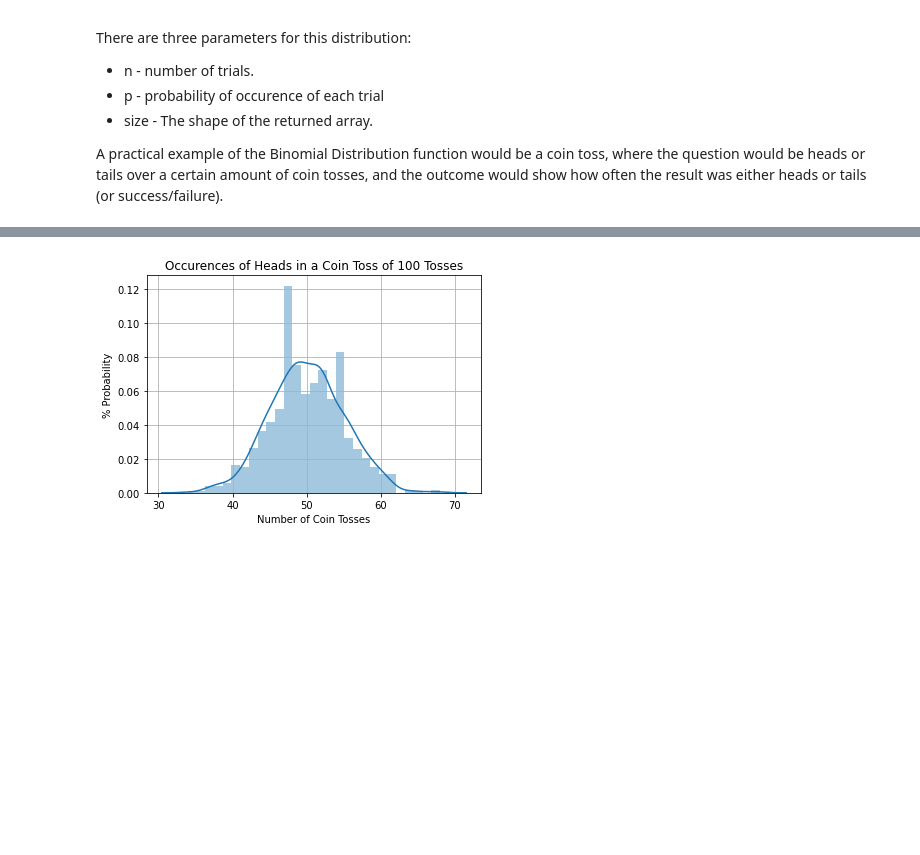
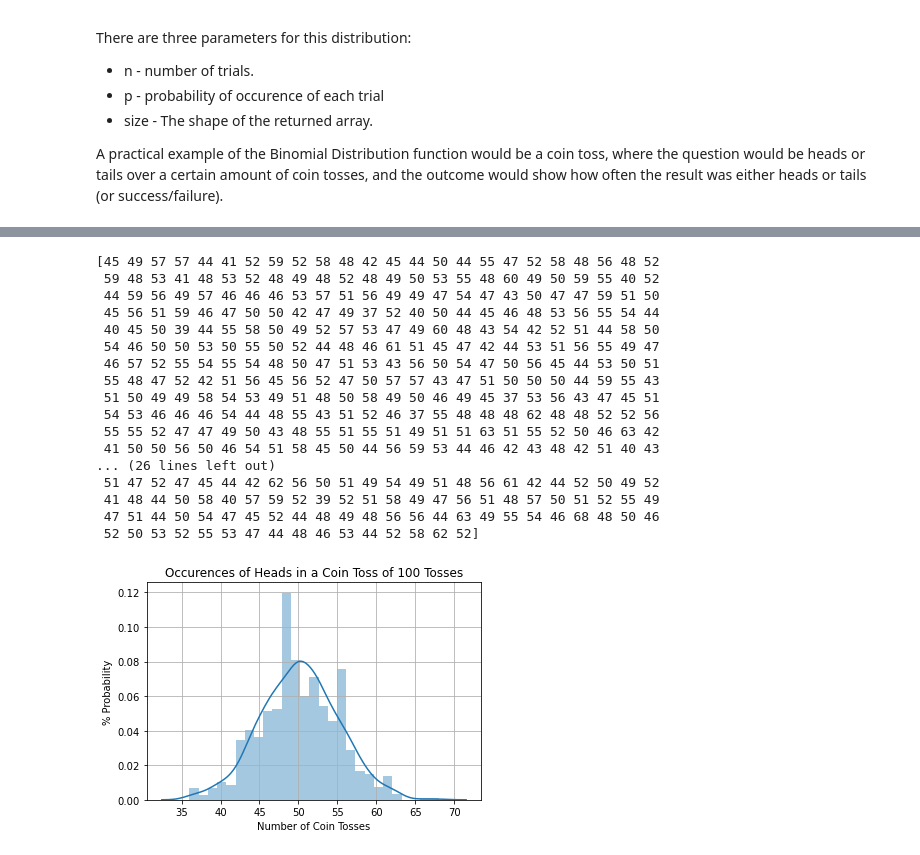
Before and after one commit to KeelyC0d3s/FundieDataAnalysisHW, a Jupyter notebook: FundieDataAnalysisHW.ipynb, the cells around one changed output, grey strips where cells are left out. Drawn from its saved outputs; the diff is of its cells as text; code cells hidden in the pictures; blank space fills up the shorter version.

```diff
--- a/FundieDataAnalysisHW.ipynb
+++ b/FundieDataAnalysisHW.ipynb
@@ -149,27 +147,45 @@ array([53])
 # %%
-#use numpy and scipy.stats to analyse coin toss
+#use numpy to analyse coin toss
 import numpy as np
-import scipy.stats as ss
 
 #Typical coin has a head and a tail, so there's a 50% chance of getting each in a coin toss
 #Let's say the probability of heads is 0.5 and for tails is 0.5
 
 np.random.binomial(1, 0.5, 1) #array for one coin toss
                               #assigning 1 for heads and 0 for tails
 
 #Now let's see how many heads we get when we flip the coin 100 times
 
 np.random.binomial(100, 0.5, 1)
 
 import matplotlib.pyplot as plt
 import seaborn as sns
 
-sns.distplot(np.random.binomial(100, 0.5, 1000))#100 coin tosses, 0.5 probability for heads, repeated 1000 times
+results = np.random.binomial(100, 0.5, 1000)
+print(results)
+sns.distplot(results)#100 coin tosses, 0.5 probability for heads, repeated 1000 times
 
 plt.ylabel("% Probability")
 plt.title("Occurences of Heads in a Coin Toss of 100 Tosses")
 plt.xlabel('Number of Coin Tosses')
 plt.grid(True)
 plt.show()
 # %% [output]
+[45 49 57 57 44 41 52 59 52 58 48 42 45 44 50 44 55 47 52 58 48 56 48 52
+ 59 48 53 41 48 53 52 48 49 48 52 48 49 50 53 55 48 60 49 50 59 55 40 52
+ 44 59 56 49 57 46 46 46 53 57 51 56 49 49 47 54 47 43 50 47 47 59 51 50
+ 45 56 51 59 46 47 50 50 42 47 49 37 52 40 50 44 45 46 48 53 56 55 54 44
+ 40 45 50 39 44 55 58 50 49 52 57 53 47 49 60 48 43 54 42 52 51 44 58 50
+ 54 46 50 50 53 50 55 50 52 44 48 46 61 51 45 47 42 44 53 51 56 55 49 47
+ 46 57 52 55 54 55 54 48 50 47 51 53 43 56 50 54 47 50 56 45 44 53 50 51
+ 55 48 47 52 42 51 56 45 56 52 47 50 57 57 43 47 51 50 50 50 44 59 55 43
+ 51 50 49 49 58 54 53 49 51 48 50 58 49 50 46 49 45 37 53 56 43 47 45 51
+ 54 53 46 46 46 54 44 48 55 43 51 52 46 37 55 48 48 48 62 48 48 52 52 56
+ 55 55 52 47 47 49 50 43 48 55 51 55 51 49 51 51 63 51 55 52 50 46 63 42
+ 41 50 50 56 50 46 54 51 58 45 50 44 56 59 53 44 46 42 43 48 42 51 40 43
+... (26 lines left out)
+ 51 47 52 47 45 44 42 62 56 50 51 49 54 49 51 48 56 61 42 44 52 50 49 52
+ 41 48 44 50 58 40 57 59 52 39 52 51 58 49 47 56 51 48 57 50 51 52 55 49
+ 47 51 44 50 54 47 45 52 44 48 49 48 56 56 44 63 49 55 54 46 68 48 50 46
+ 52 50 53 52 55 53 47 44 48 46 53 44 52 58 62 52]
-[figure, old version]
+[figure, new version]
```
Also changed, not shown: parts of 2 cells of this notebook.
